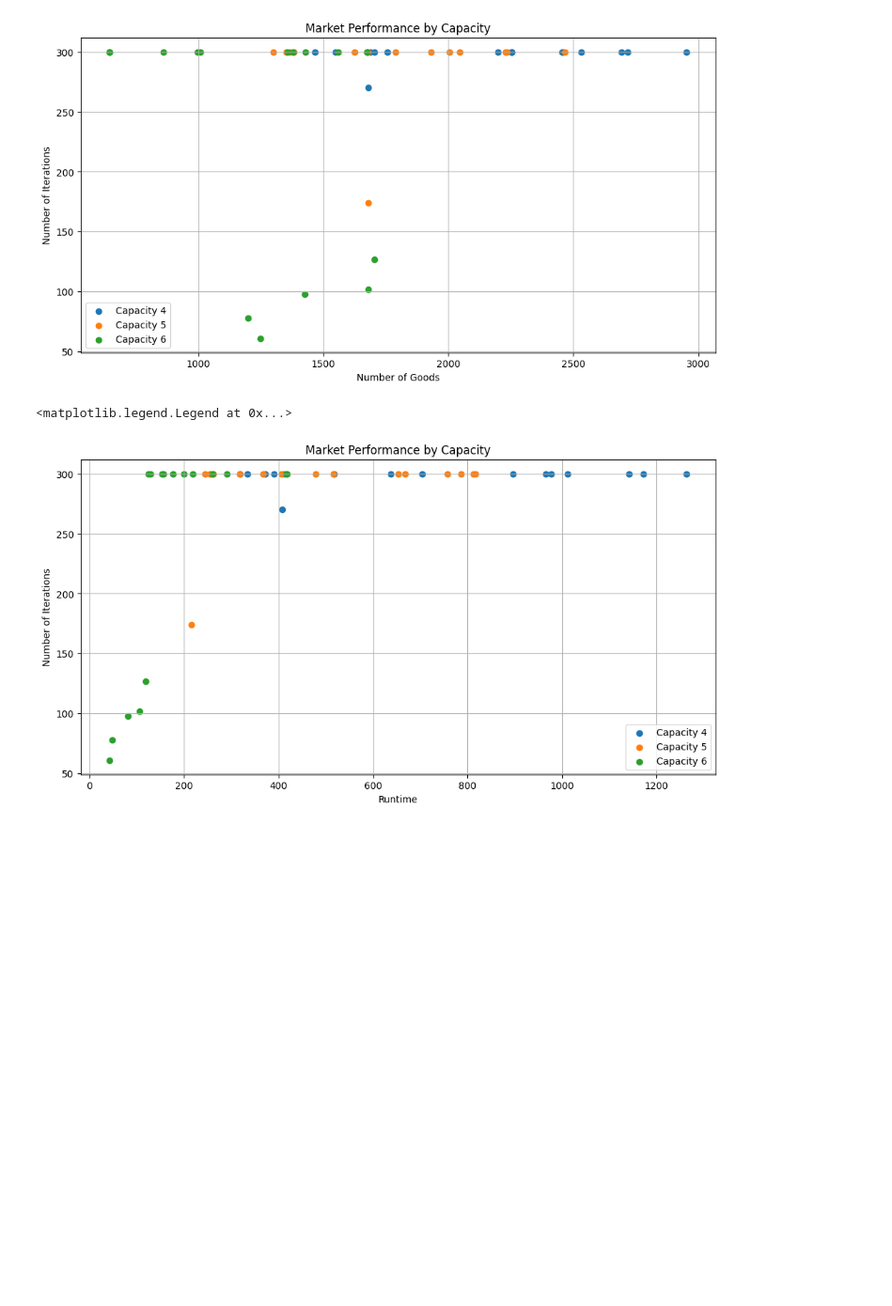
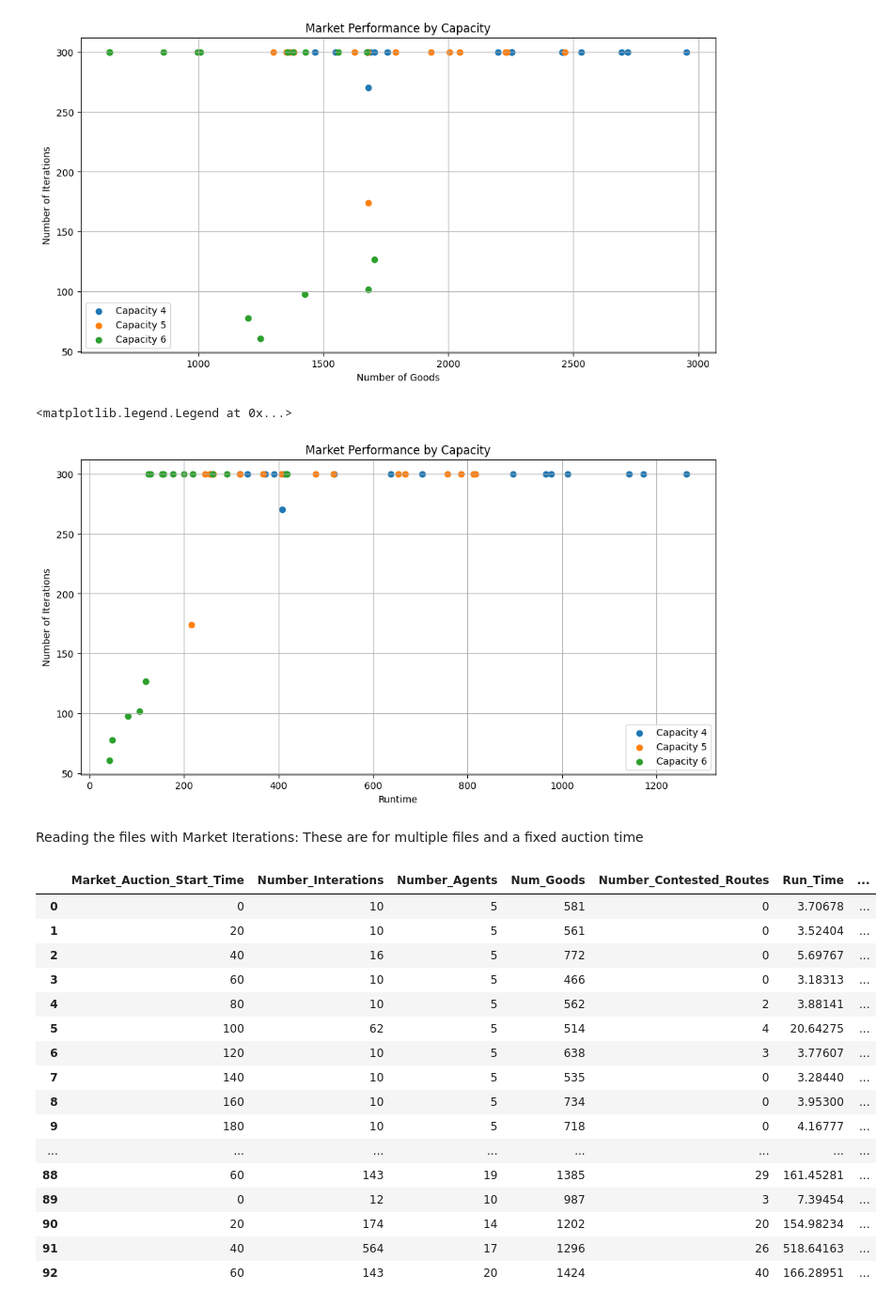
Before and after one commit to sastry-group/Mechanism-Design-for-AAM, a Jupyter notebook: ic/fisher/Fisher_data_reader.ipynb, the cells around one changed output. Shown: that part at 94% size. Drawn from its saved outputs; the diff is of its cells as text; code cells hidden in the pictures; blank space fills up the shorter version.

```diff
--- a/ic/fisher/Fisher_data_reader.ipynb
+++ b/ic/fisher/Fisher_data_reader.ipynb
@@ -348,3 +348,71 @@ plt.legend()
 # %% [output]
 <matplotlib.legend.Legend at 0x...>
 [figure]
+# %% [markdown]
+Reading the files with Market Iterations: These are for multiple files and a fixed auction time
+# %%
+current_dir = os.getcwd()
+parent_folder = os.path.abspath(os.path.join(current_dir, ".."))
+
+file_list = [
+    "toulouse_case_cap4_updated_fisher_b-50.0_agents5_dval40.0_outval1.0_pout1.0_freq30.0_pbound3000.0_receding_20250214_094310",
+    "toulouse_case_cap4_updated_fisher_b-50.0_agents6_dval40.0_outval1.0_pout1.0_freq30.0_pbound3000.0_receding_20250216_103847",
+    "toulouse_case_cap4_updated_fisher_b-50.0_agents7_dval40.0_outval1.0_pout1.0_freq30.0_pbound3000.0_receding_20250216_103947",
+    "toulouse_case_cap4_updated_fisher_b-50.0_agents8_dval40.0_outval1.0_pout1.0_freq30.0_pbound3000.0_receding_20250216_104044",
+    "toulouse_case_cap4_updated_fisher_b-50.0_agents9_dval40.0_outval1.0_pout1.0_freq30.0_pbound3000.0_receding_20250216_104230",
+    "toulouse_case_cap4_updated_fisher_b-50.0_agents10_dval40.0_outval1.0_pout1.0_freq30.0_pbound3000.0_receding_20250214_094549",
+    "toulouse_case_cap4_updated_fisher_b-50.0_agents11_dval40.0_outval1.0_pout1.0_freq30.0_pbound3000.0_receding_20250216_104712",
+    "toulouse_case_cap4_updated_fisher_b-50.0_agents12_dval40.0_outval1.0_pout1.0_freq30.0_pbound3000.0_receding_20250216_105524",
+    "toulouse_case_cap4_updated_fisher_b-50.0_agents13_dval40.0_outval1.0_pout1.0_freq30.0_pbound3000.0_receding_20250216_110417",
+    "toulouse_case_cap4_updated_fisher_b-50.0_agents14_dval40.0_outval1.0_pout1.0_freq30.0_pbound3000.0_receding_20250216_111839",
+    "toulouse_case_cap4_updated_fisher_b-50.0_agents15_dval40.0_outval1.0_pout1.0_freq30.0_pbound3000.0_receding_20250214_100800",
+    "toulouse_case_cap4_updated_fisher_b-50.0_agents16_dval40.0_outval1.0_pout1.0_freq30.0_pbound3000.0_receding_20250216_113033",
+    "toulouse_case_cap4_updated_fisher_b-50.0_agents17_dval40.0_outval1.0_pout1.0_freq30.0_pbound3000.0_receding_20250216_114352",
+    "toulouse_case_cap4_updated_fisher_b-50.0_agents18_dval40.0_outval1.0_pout1.0_freq30.0_pbound3000.0_receding_20250216_115829",
+    "toulouse_case_cap4_updated_fisher_b-50.0_agents19_dval40.0_outval1.0_pout1.0_freq30.0_pbound3000.0_receding_20250216_121327",
+    "toulouse_case_cap4_updated_fisher_b-50.0_agents20_dval40.0_outval1.0_pout1.0_freq30.0_pbound3000.0_receding_20250216_122848",
+]
+
+
+df_list = []
+
+for file in file_list:
+    folder_path = os.path.join(parent_folder, "results", file, "results")
+    csv_file_path = os.path.join(folder_path, 'market_performance_table.csv')
+
+    try:
+        df_csv = pd.read_csv(csv_file_path)
+        df_csv["File"] = file  # column to track file origin
+        n_agents = int(file.split('_agents')[1].split('_')[0])
+        df_list.append(df_csv)
+    except FileNotFoundError:
+        print(f"File not found: {csv_file_path}")
+    except pd.errors.EmptyDataError:
+        print(f"File is empty: {csv_file_path}")
+
+# Concatenate all DataFrames
+pd.set_option('display.max_rows', None)
+if df_list:
+    combined_df = pd.concat(df_list, ignore_index=True)
+    # display(combined_df.head())
+    display(combined_df)
+else:
+    print("No data was loaded.")
+# %% [output]
+|  | Market_Auction_Start_Time | Number_Interations | Number_Agents | Num_Goods | Number_Contested_Routes | Run_Time | ... |
+| 0 | 0 | 10 | 5 | 581 | 0 | 3.70678 | ... |
+| 1 | 20 | 10 | 5 | 561 | 0 | 3.52404 | ... |
+| 2 | 40 | 16 | 5 | 772 | 0 | 5.69767 | ... |
+| 3 | 60 | 10 | 5 | 466 | 0 | 3.18313 | ... |
+| 4 | 80 | 10 | 5 | 562 | 2 | 3.88141 | ... |
+| 5 | 100 | 62 | 5 | 514 | 4 | 20.64275 | ... |
+| 6 | 120 | 10 | 5 | 638 | 3 | 3.77607 | ... |
+| 7 | 140 | 10 | 5 | 535 | 0 | 3.28440 | ... |
+| 8 | 160 | 10 | 5 | 734 | 0 | 3.95300 | ... |
+| 9 | 180 | 10 | 5 | 718 | 0 | 4.16777 | ... |
+| ... | ... | ... | ... | ... | ... | ... | ... |
+| 88 | 60 | 143 | 19 | 1385 | 29 | 161.45281 | ... |
+| 89 | 0 | 12 | 10 | 987 | 3 | 7.39454 | ... |
+| 90 | 20 | 174 | 14 | 1202 | 20 | 154.98234 | ... |
+| 91 | 40 | 564 | 17 | 1296 | 26 | 518.64163 | ... |
+| 92 | 60 | 143 | 20 | 1424 | 40 | 166.28951 | ... |
```
Also changed, not shown: parts of 3 cells of this notebook, 2 other files.
